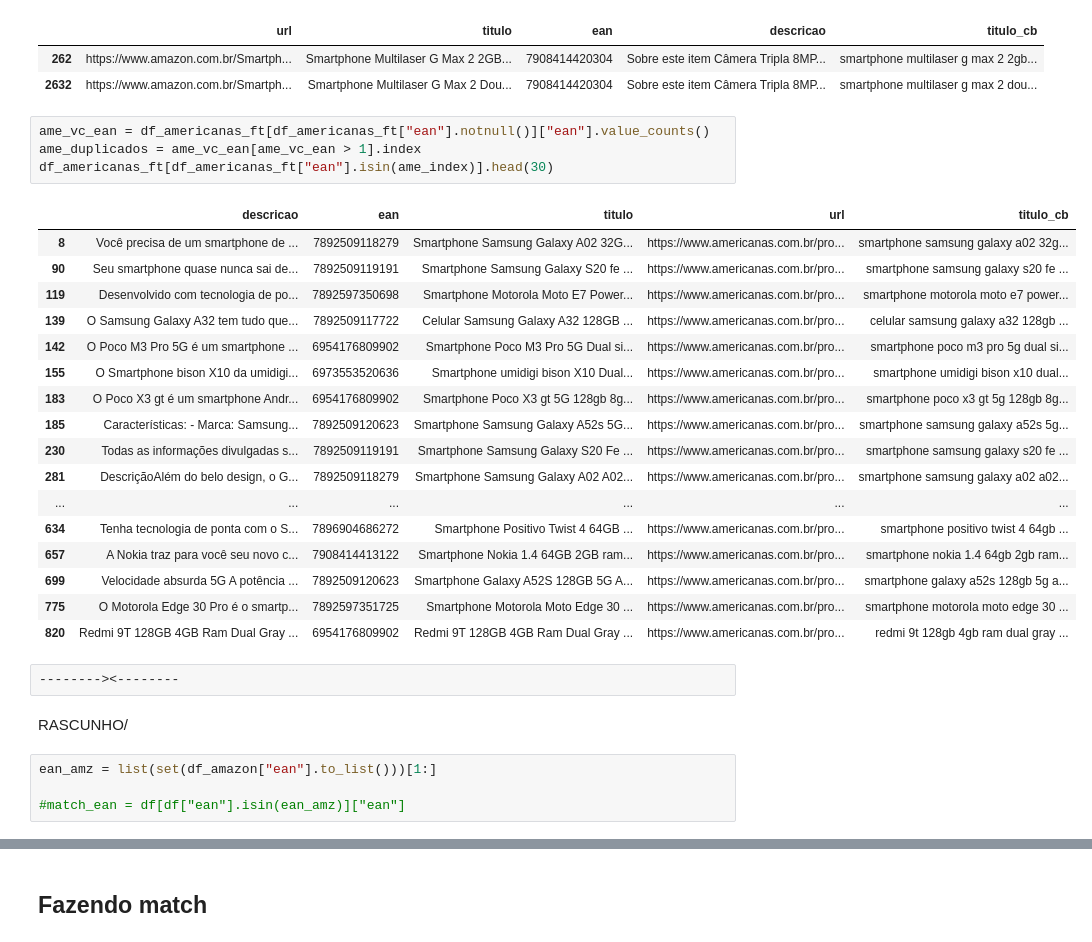
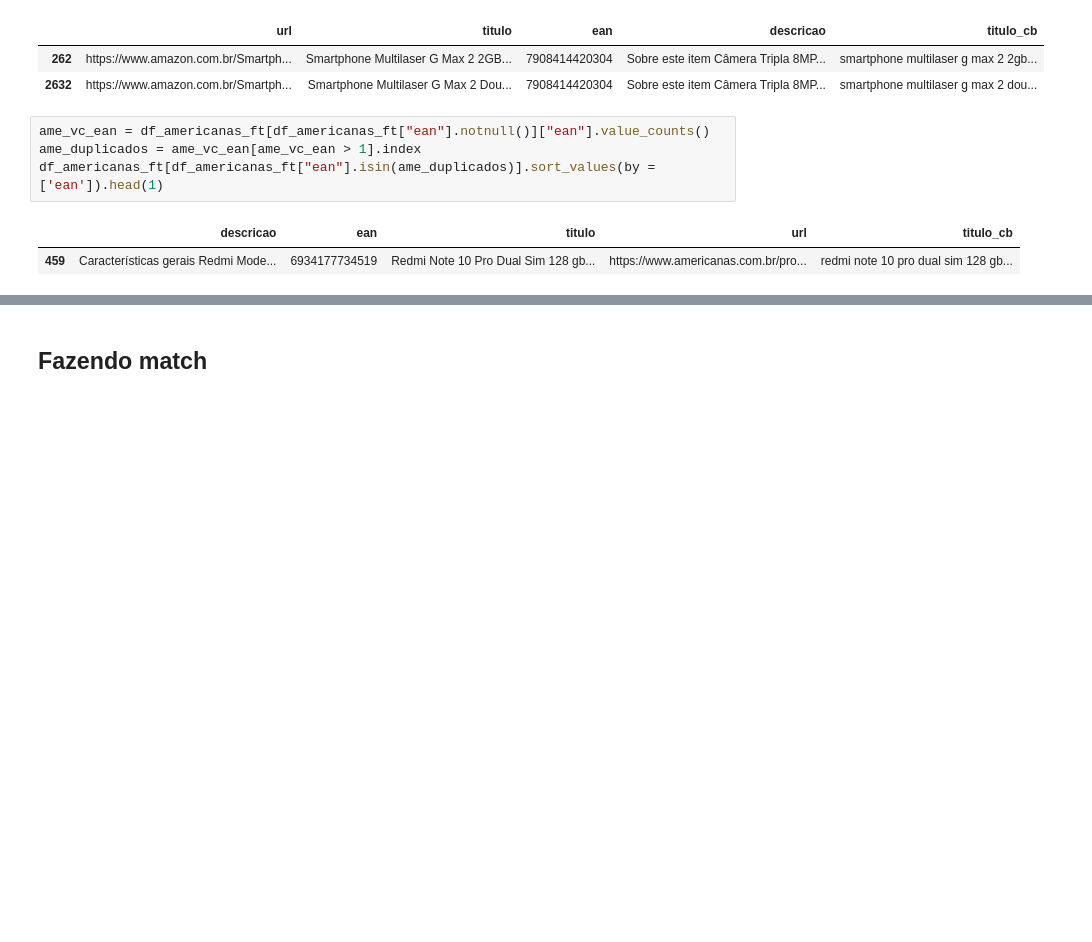
Before and after one commit to Laianna/projeto-sidi-er, a Jupyter notebook: limpeza_dados.ipynb, the cells around one changed output, grey strips where cells are left out. Drawn from its saved outputs; the diff is of its cells as text; blank space fills up the shorter version.

Commit message:
Fazendo matches
Co-authored-by: Laianna <Laianna@users.noreply.github.com>
Co-authored-by: lucascouri2 <lucascouri2@users.noreply.github.com>

```diff
--- a/limpeza_dados.ipynb
+++ b/limpeza_dados.ipynb
@@ -98,30 +94,7 @@ df_amazon_ft[df_amazon_ft['ean'] == ama_duplicados]
 # %%
 ame_vc_ean = df_americanas_ft[df_americanas_ft["ean"].notnull()]["ean"].value_counts()
 ame_duplicados = ame_vc_ean[ame_vc_ean > 1].index
-df_americanas_ft[df_americanas_ft["ean"].isin(ame_index)].head(30)
+df_americanas_ft[df_americanas_ft["ean"].isin(ame_duplicados)].sort_values(by = ['ean']).head(1)
 # %% [output]
 |  | descricao | ean | titulo | url | titulo_cb |
-| 8 | Você precisa de um smartphone de ... | 7892509118279 | Smartphone Samsung Galaxy A02 32G... | https://www.americanas.com.br/pro... | smartphone samsung galaxy a02 32g... |
-| 90 | Seu smartphone quase nunca sai de... | 7892509119191 | Smartphone Samsung Galaxy S20 fe ... | https://www.americanas.com.br/pro... | smartphone samsung galaxy s20 fe ... |
-| 119 | Desenvolvido com tecnologia de po... | 7892597350698 | Smartphone Motorola Moto E7 Power... | https://www.americanas.com.br/pro... | smartphone motorola moto e7 power... |
-| 139 | O Samsung Galaxy A32 tem tudo que... | 7892509117722 | Celular Samsung Galaxy A32 128GB ... | https://www.americanas.com.br/pro... | celular samsung galaxy a32 128gb ... |
-| 142 | O Poco M3 Pro 5G é um smartphone ... | 6954176809902 | Smartphone Poco M3 Pro 5G Dual si... | https://www.americanas.com.br/pro... | smartphone poco m3 pro 5g dual si... |
-| 155 | O Smartphone bison X10 da umidigi... | 6973553520636 | Smartphone umidigi bison X10 Dual... | https://www.americanas.com.br/pro... | smartphone umidigi bison x10 dual... |
-| 183 | O Poco X3 gt é um smartphone Andr... | 6954176809902 | Smartphone Poco X3 gt 5G 128gb 8g... | https://www.americanas.com.br/pro... | smartphone poco x3 gt 5g 128gb 8g... |
-| 185 | Características: - Marca: Samsung... | 7892509120623 | Smartphone Samsung Galaxy A52s 5G... | https://www.americanas.com.br/pro... | smartphone samsung galaxy a52s 5g... |
-| 230 | Todas as informações divulgadas s... | 7892509119191 | Smartphone Samsung Galaxy S20 Fe ... | https://www.americanas.com.br/pro... | smartphone samsung galaxy s20 fe ... |
-| 281 | DescriçãoAlém do belo design, o G... | 7892509118279 | Smartphone Samsung Galaxy A02 A02... | https://www.americanas.com.br/pro... | smartphone samsung galaxy a02 a02... |
-| ... | ... | ... | ... | ... | ... |
-| 634 | Tenha tecnologia de ponta com o S... | 7896904686272 | Smartphone Positivo Twist 4 64GB ... | https://www.americanas.com.br/pro... | smartphone positivo twist 4 64gb ... |
-| 657 | A Nokia traz para você seu novo c... | 7908414413122 | Smartphone Nokia 1.4 64GB 2GB ram... | https://www.americanas.com.br/pro... | smartphone nokia 1.4 64gb 2gb ram... |
-| 699 | Velocidade absurda 5G A potência ... | 7892509120623 | Smartphone Galaxy A52S 128GB 5G A... | https://www.americanas.com.br/pro... | smartphone galaxy a52s 128gb 5g a... |
-| 775 | O Motorola Edge 30 Pro é o smartp... | 7892597351725 | Smartphone Motorola Moto Edge 30 ... | https://www.americanas.com.br/pro... | smartphone motorola moto edge 30 ... |
-| 820 | Redmi 9T 128GB 4GB Ram Dual Gray ... | 6954176809902 | Redmi 9T 128GB 4GB Ram Dual Gray ... | https://www.americanas.com.br/pro... | redmi 9t 128gb 4gb ram dual gray ... |
+| 459 | Características gerais Redmi Mode... | 6934177734519 | Redmi Note 10 Pro Dual Sim 128 gb... | https://www.americanas.com.br/pro... | redmi note 10 pro dual sim 128 gb... |
-# %%
---------><--------
-# %% [markdown]
-RASCUNHO/
-# %%
-ean_amz = list(set(df_amazon["ean"].to_list()))[1:]
-
-#match_ean = df[df["ean"].isin(ean_amz)]["ean"]
```
Also changed, not shown: parts of 13 cells of this notebook.
